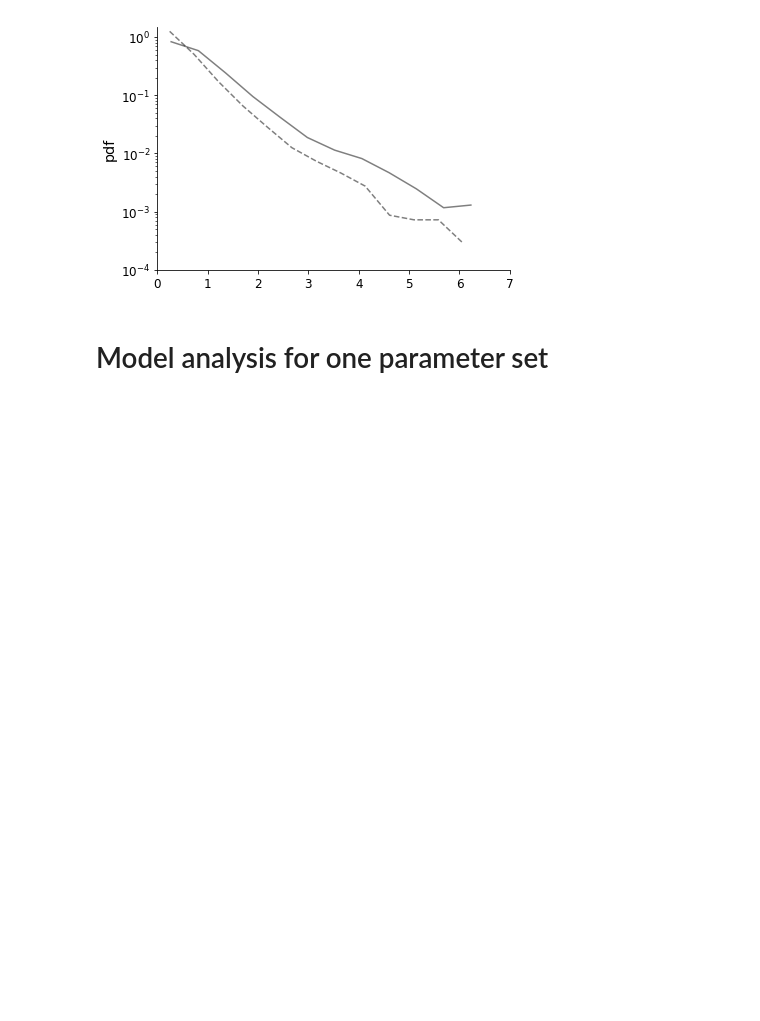
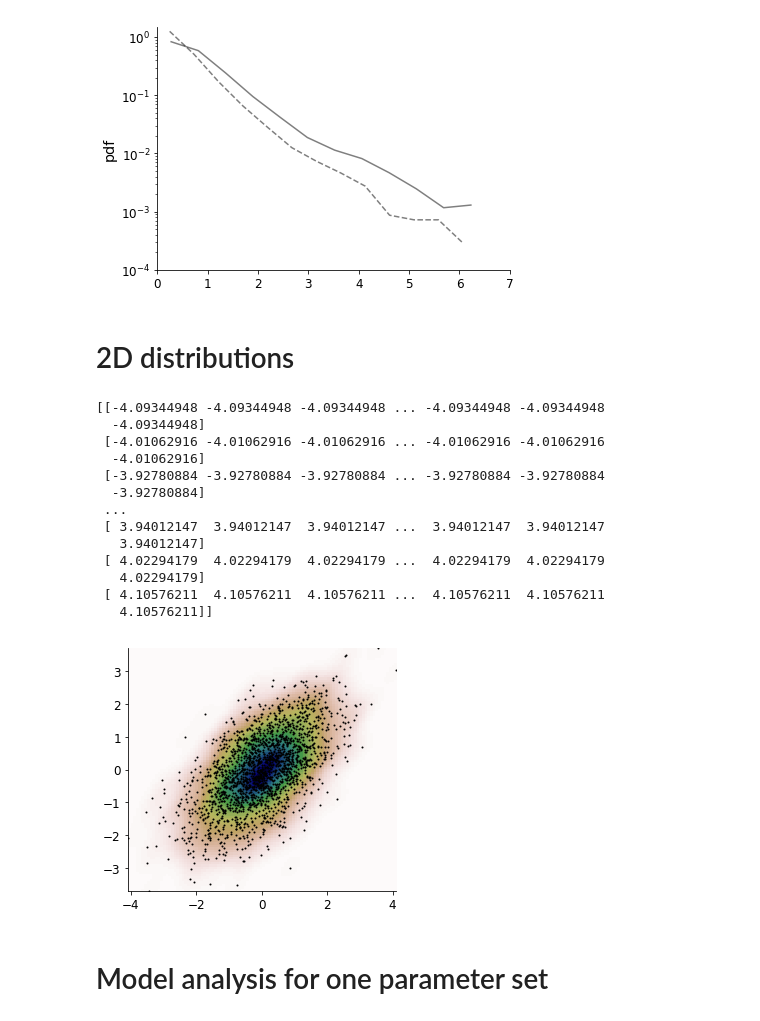
Before and after one commit to cherepaha/initiation, a Jupyter notebook: ddm_stick.ipynb, the cells around one changed output. Cells and saved outputs as stored; diff of their text form; code cells hidden in the pictures; blank space fills up the shorter version.

Commit message:
Initial attempt at 2d distribution modeling

```diff
--- a/ddm_stick.ipynb
+++ b/ddm_stick.ipynb
@@ -57,3 +57,5 @@ ax = overlay_exp_data(exp_data, plt.figure().gca())
 # ax.set_yscale('linear')
 # %% [output]
 [figure]
+# %% [markdown]
+# 2D distributions
@@ -59,0 +64,47 @@ ax = overlay_exp_data(exp_data, plt.figure().gca())
+# %%
+from scipy import stats
+def measure(n):
+    "Measurement model, return two coupled measurements."
+    m1 = np.random.normal(size=n)
+    m2 = np.random.normal(scale=0.5, size=n)
+    return m1+m2, m1-m2
+
+m1, m2 = measure(2000)
+
+xmin = m1.min()
+xmax = m1.max()
+ymin = m2.min()
+ymax = m2.max()
+
+X, Y = np.mgrid[xmin:xmax:100j, ymin:ymax:100j]
+positions = np.vstack([X.ravel(), Y.ravel()])
+values = np.vstack([m1, m2])
+
+print(X)
+kernel = stats.gaussian_kde(values)
+Z = np.reshape(kernel(positions).T, X.shape)
+
+import matplotlib.pyplot as plt
+fig = plt.figure()
+ax = fig.add_subplot(111)
+ax.imshow(np.rot90(Z), cmap=plt.cm.gist_earth_r,
+          extent=[xmin, xmax, ymin, ymax])
+ax.plot(m1, m2, 'k.', markersize=2)
+ax.set_xlim([xmin, xmax])
+ax.set_ylim([ymin, ymax])
+plt.show()
+# %% [output]
+[[-4.09344948 -4.09344948 -4.09344948 ... -4.09344948 -4.09344948
+  -4.09344948]
+ [-4.01062916 -4.01062916 -4.01062916 ... -4.01062916 -4.01062916
+  -4.01062916]
+ [-3.92780884 -3.92780884 -3.92780884 ... -3.92780884 -3.92780884
+  -3.92780884]
+ ...
+ [ 3.94012147  3.94012147  3.94012147 ...  3.94012147  3.94012147
+   3.94012147]
+ [ 4.02294179  4.02294179  4.02294179 ...  4.02294179  4.02294179
+   4.02294179]
+ [ 4.10576211  4.10576211  4.10576211 ...  4.10576211  4.10576211
+   4.10576211]]
+[figure, added]
```
Also changed, not shown: parts of 2 cells of this notebook, 1 other file.
